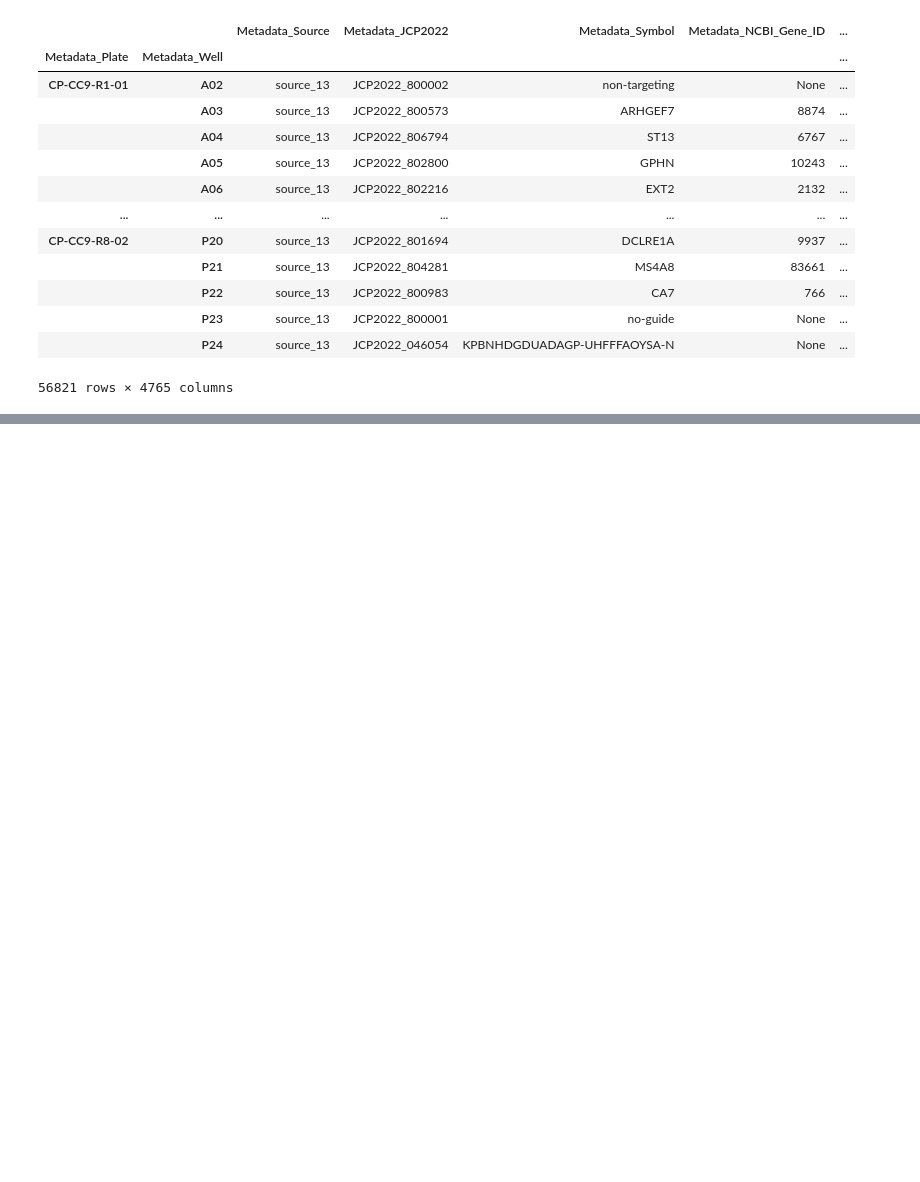
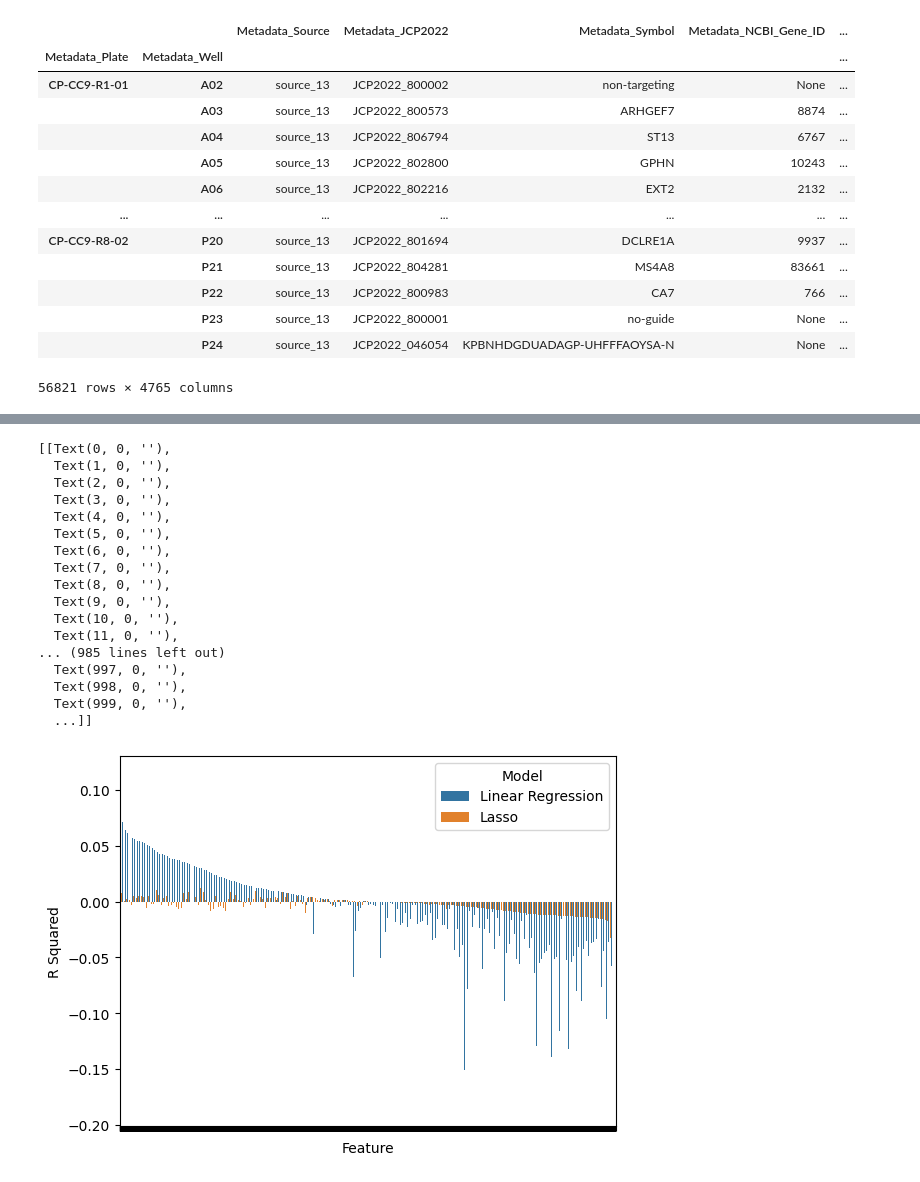
Before and after one commit to Craven-Biostat-Lab/morphology-prediction, a Jupyter notebook: skl-models/profile-prediction.ipynb, the cells around one changed output, grey strips where cells are left out. Cells and saved outputs as stored; diff of their text form; code cells hidden in the pictures; blank space fills up the shorter version.

Commit message:
Initial profile prediction results

```diff
--- a/skl-models/profile-prediction.ipynb
+++ b/skl-models/profile-prediction.ipynb
@@ -226,0 +303,6 @@ gene_features
+# %%
+# Load predictions
+cv_predictions = {
+    name: pd.read_csv(path, index_col=[0,1])
+    for name, path in model_paths.items()
+}
@@ -226,0 +334,19 @@ gene_features
+# %%
+# Total sum of squares in profiles
+profile_tss = (
+    (
+        well_features_and_profiles[profile_columns]
+        - well_features_and_profiles[profile_columns].mean(axis='index')
+    ) ** 2
+).sum(axis='index')
+
+# Compute R squared
+cv_rsquared = pd.concat(
+    {
+        name:
+            1 - ((df - well_features_and_profiles[profile_columns])**2).sum(axis='index') / profile_tss
+        for name, df in cv_predictions.items()
+    }
+)
+
+cv_rsquared
@@ -226,0 +366,5 @@ gene_features
+# %%
+cv_rsquared_df = cv_rsquared.sort_values(ascending=False).to_frame(name='R Squared')
+cv_rsquared_df.index.set_names(['Model', 'Feature'], inplace=True)
+cv_rsquared_df.reset_index(inplace=True)
+cv_rsquared_df
@@ -226,0 +385,29 @@ gene_features
+# %%
+import seaborn as sns
+
+g = sns.barplot(
+    data=cv_rsquared_df,
+    x='Feature',
+    y='R Squared',
+    hue='Model'
+)
+g.set(xticklabels=[])
+# %% [output]
+[[Text(0, 0, ''),
+  Text(1, 0, ''),
+  Text(2, 0, ''),
+  Text(3, 0, ''),
+  Text(4, 0, ''),
+  Text(5, 0, ''),
+  Text(6, 0, ''),
+  Text(7, 0, ''),
+  Text(8, 0, ''),
+  Text(9, 0, ''),
+  Text(10, 0, ''),
+  Text(11, 0, ''),
+... (985 lines left out)
+  Text(997, 0, ''),
+  Text(998, 0, ''),
+  Text(999, 0, ''),
+  ...]]
+[figure, added]
```
Also changed, not shown: parts of 11 cells of this notebook.
